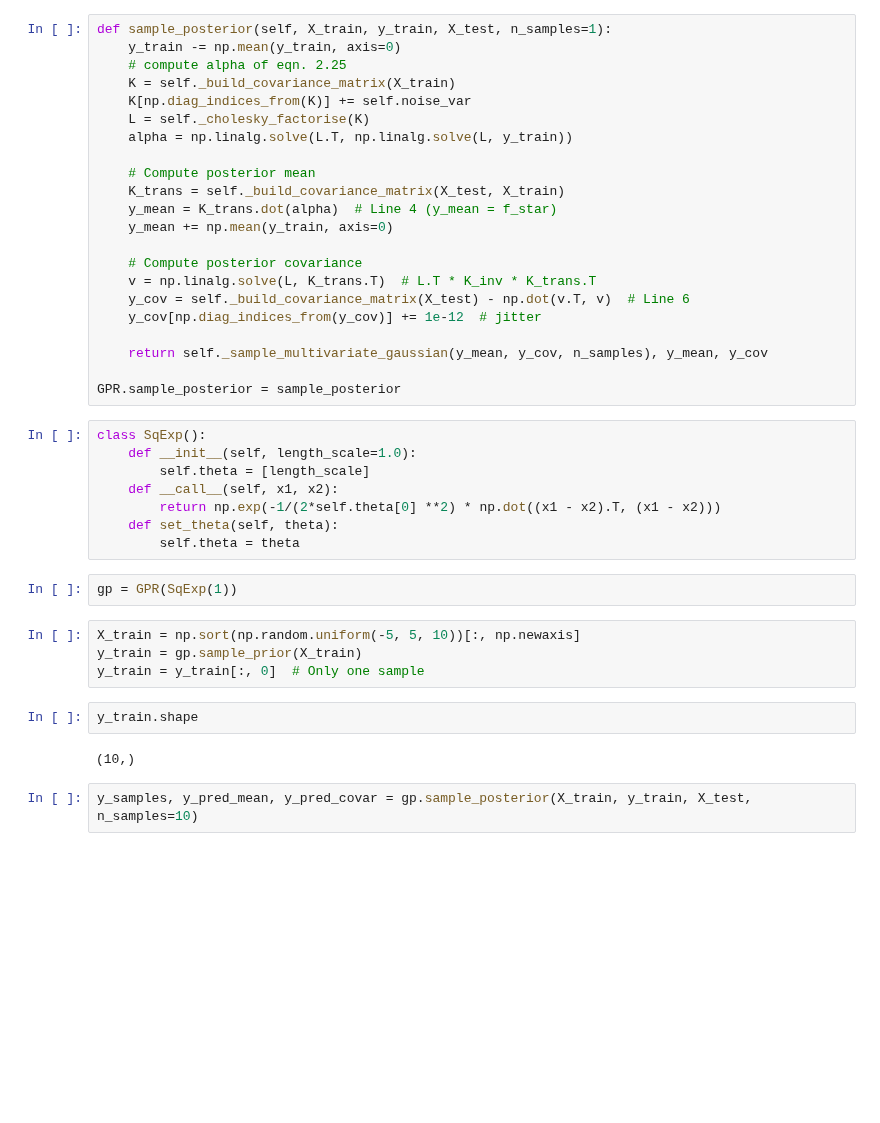
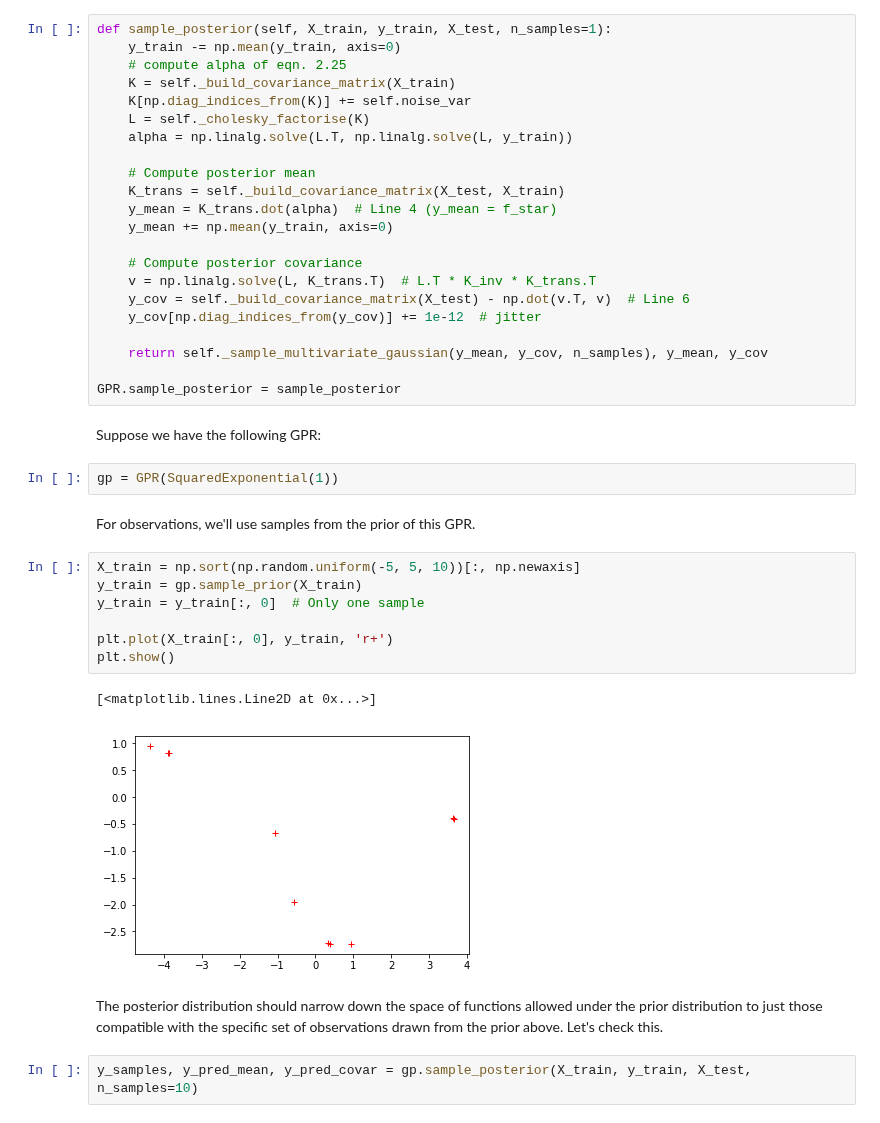
Before and after one commit to michaeloneill/GaussianProcesses, a Jupyter notebook: GPR_blog.ipynb, the cells around one changed output. Cells and saved outputs as stored; diff of their text form; blank space fills up the shorter version.

```diff
--- a/GPR_blog.ipynb
+++ b/GPR_blog.ipynb
@@ -126,24 +150,24 @@ def sample_posterior(self, X_train, y_train, X_test, n_samples=1):
     return self._sample_multivariate_gaussian(y_mean, y_cov, n_samples), y_mean, y_cov
 
 GPR.sample_posterior = sample_posterior
-# %%
-class SqExp():
-    def __init__(self, length_scale=1.0):
-        self.theta = [length_scale]
-    def __call__(self, x1, x2):
-        return np.exp(-1/(2*self.theta[0] **2) * np.dot((x1 - x2).T, (x1 - x2)))
-    def set_theta(self, theta):
-        self.theta = theta
+# %% [markdown]
+Suppose we have the following GPR:
 # %%
-gp = GPR(SqExp(1))
+gp = GPR(SquaredExponential(1))
+# %% [markdown]
+For observations, we'll use samples from the prior of this GPR.
 # %%
 X_train = np.sort(np.random.uniform(-5, 5, 10))[:, np.newaxis]
 y_train = gp.sample_prior(X_train)
 y_train = y_train[:, 0]  # Only one sample
+
+plt.plot(X_train[:, 0], y_train, 'r+')
+plt.show()
+# %% [output]
+[<matplotlib.lines.Line2D at 0x...>]
+[figure, added]
-# %%
-y_train.shape
-# %% [output]
-(10,)
+# %% [markdown]
+The posterior distribution should narrow down the space of functions allowed under the prior distribution to just those compatible with the specific set of observations drawn from the prior above. Let's check this.
 # %%
 y_samples, y_pred_mean, y_pred_covar = gp.sample_posterior(X_train, y_train, X_test, n_samples=10)
 # %%
```
Also changed, not shown: parts of 12 cells of this notebook.
